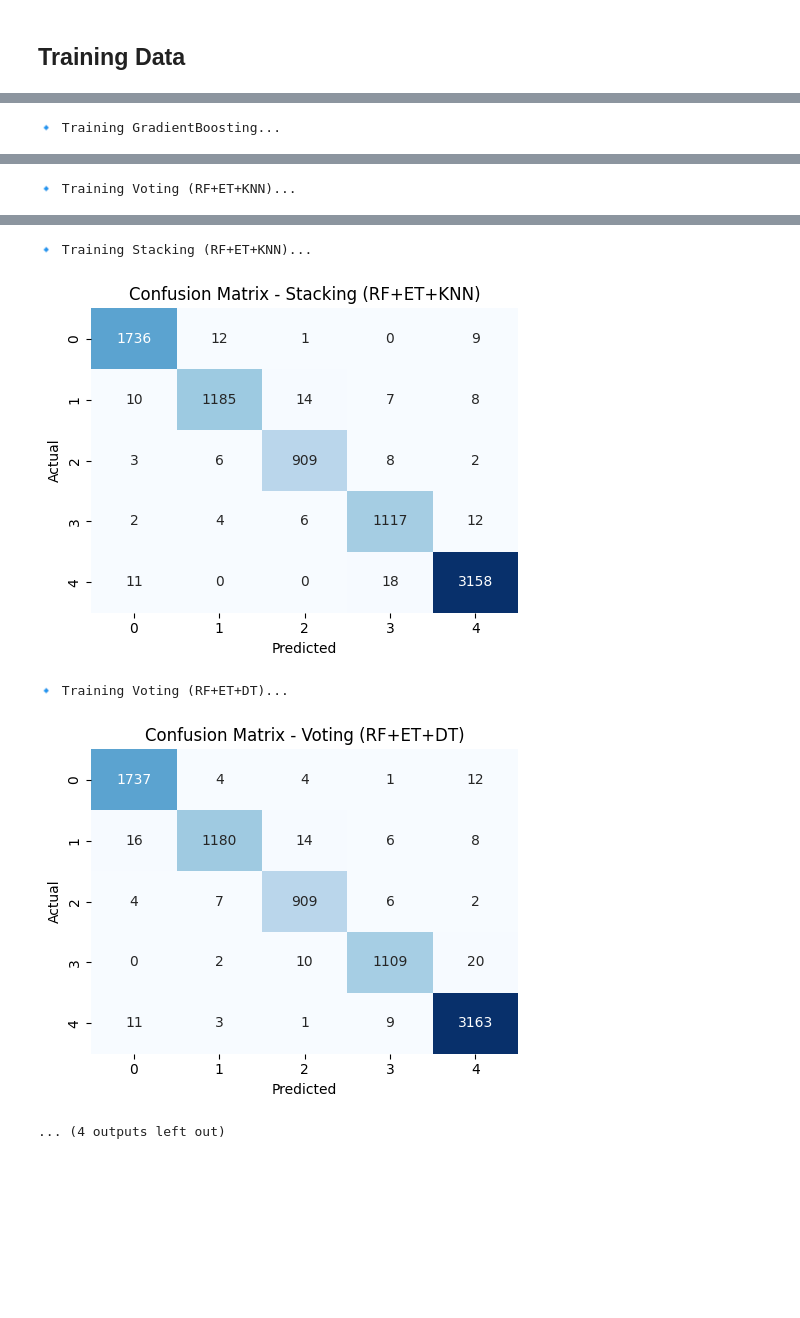
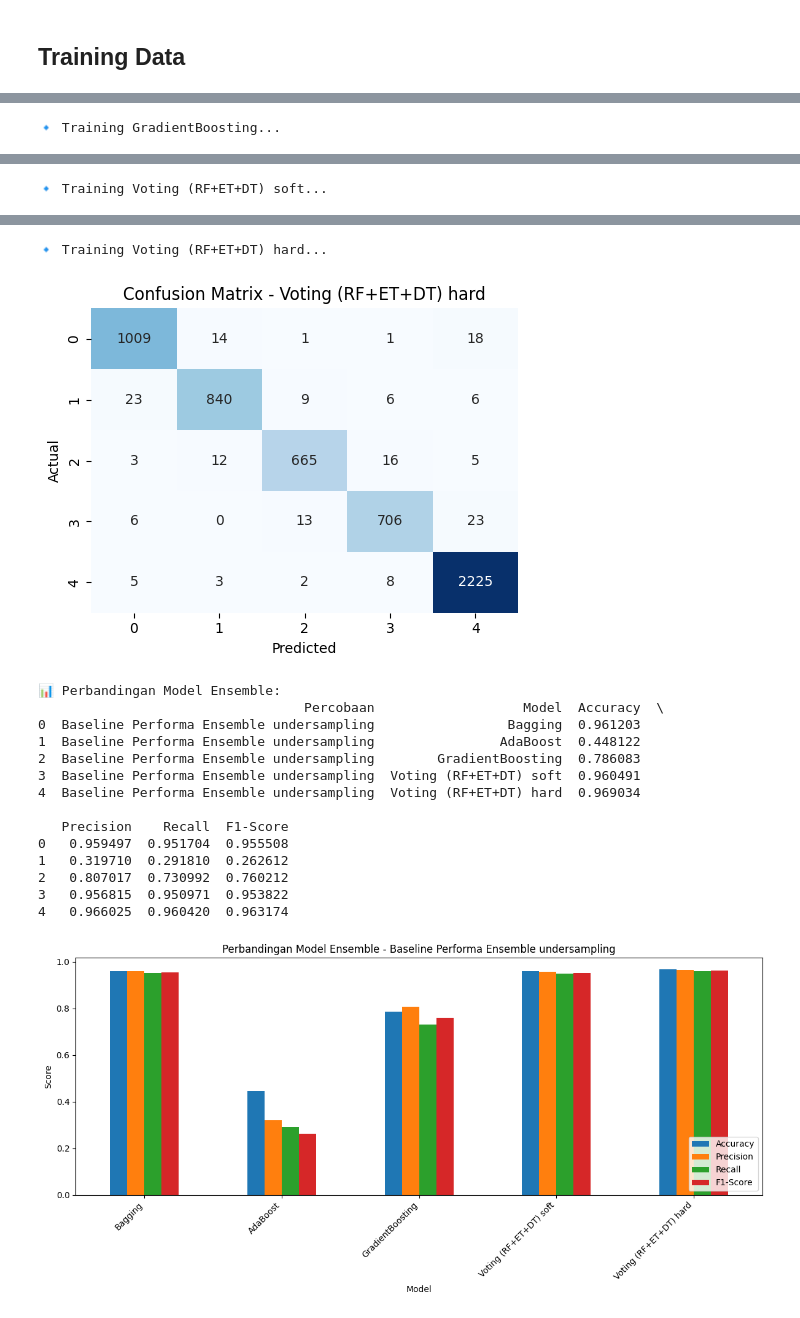
Before and after one commit to RyanGA09/DataMiningAirQuality, a Jupyter notebook: datanew/Imbalance/Ensemble/notebookImbalance copy 2.ipynb, the cells around one changed output, grey strips where cells are left out. Saved outputs shown, nothing was run; the diff lists cells and outputs as text; code cells hidden in the pictures; blank space fills up the shorter version.

Commit message:
ediing aguian ensembel penambahan hard dan soft

```diff
--- a/datanew/Imbalance/Ensemble/notebookImbalance copy 2.ipynb
+++ b/datanew/Imbalance/Ensemble/notebookImbalance copy 2.ipynb
@@ -107,3 +107,7 @@ PM1      0
 EDA      0
 BVP      0
 dtype: int64
+# %%
+# Jika ingin menghapus duplikat tanpa menimpa df lama
+df = df.drop_duplicates()
+df.info()
@@ -148,4 +185,0 @@ plt.show()
-# %%
-### Outlier Detection and Removal using Z-score
-z_scores = np.abs(stats.zscore(df))
-df = df[(z_scores < 3).all(axis=1)]  # Keep only rows where all Z-scores < 3
@@ -358,20 +388,12 @@ def evaluate_ensemble_models(X_train, X_test, y_train, y_test,
         "AdaBoost": AdaBoostClassifier(estimator=DecisionTreeClassifier(max_depth=1),
                                        n_estimators=50, random_state=42),
         "GradientBoosting": GradientBoostingClassifier(n_estimators=100, random_state=42),
-        "Voting (RF+ET+KNN)": VotingClassifier(
-            estimators=[("rf", rf), ("et", et), ("knn", knn)], voting="soft"
-        ),
-        "Stacking (RF+ET+KNN)": StackingClassifier(
-            estimators=[("rf", rf), ("et", et), ("knn", knn)],
-            final_estimator=CatBoostClassifier(verbose=0, random_state=42)
-        ),
-        "Voting (RF+ET+DT)": VotingClassifier(
+        "Voting (RF+ET+DT) soft": VotingClassifier(
             estimators=[("rf", rf), ("et", et), ("dt", Dt)], voting="soft"
         ),
-        "Stacking (RF+ET+DT)": StackingClassifier(
-            estimators=[("rf", rf), ("et", et), ("Dt", Dt)],
-            final_estimator=CatBoostClassifier(verbose=0, random_state=42)
-        ),
+        "Voting (RF+ET+DT) hard": VotingClassifier(
+            estimators=[("rf", rf), ("et", et), ("dt", Dt)], voting="hard"
+        )
     }
 
     rows = []
@@ -448 +470 @@ df_results = evaluate_ensemble_models(
-🔹 Training Voting (RF+ET+KNN)...
+🔹 Training Voting (RF+ET+DT) soft...
@@ -450,8 +472,20 @@ df_results = evaluate_ensemble_models(
-🔹 Training Stacking (RF+ET+KNN)...
+🔹 Training Voting (RF+ET+DT) hard...
-[figure, old version]
+[figure, new version]
-🔹 Training Voting (RF+ET+DT)...
+📊 Perbandingan Model Ensemble:
+                                  Percobaan                   Model  Accuracy  \
+0  Baseline Performa Ensemble undersampling                 Bagging  0.961203
+1  Baseline Performa Ensemble undersampling                AdaBoost  0.448122
+2  Baseline Performa Ensemble undersampling        GradientBoosting  0.786083
+3  Baseline Performa Ensemble undersampling  Voting (RF+ET+DT) soft  0.960491
+4  Baseline Performa Ensemble undersampling  Voting (RF+ET+DT) hard  0.969034
+
+   Precision    Recall  F1-Score
+0   0.959497  0.951704  0.955508
+1   0.319710  0.291810  0.262612
+2   0.807017  0.730992  0.760212
+3   0.956815  0.950971  0.953822
+4   0.966025  0.960420  0.963174
-[figure, old version]
+[figure, new version]
-... (4 outputs left out)
 # %%
 # === Cara pakai ===
 df_results = evaluate_ensemble_models(
```
Also changed, not shown: parts of 26 cells of this notebook, 27 other files.
